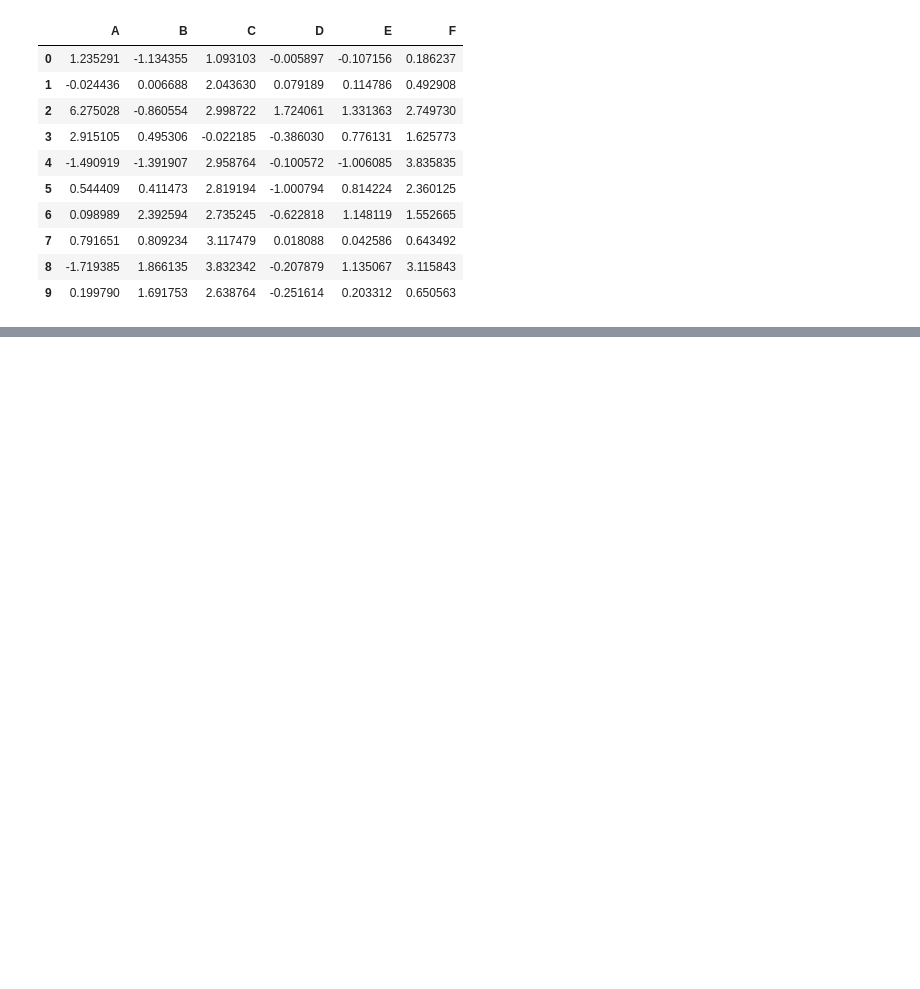
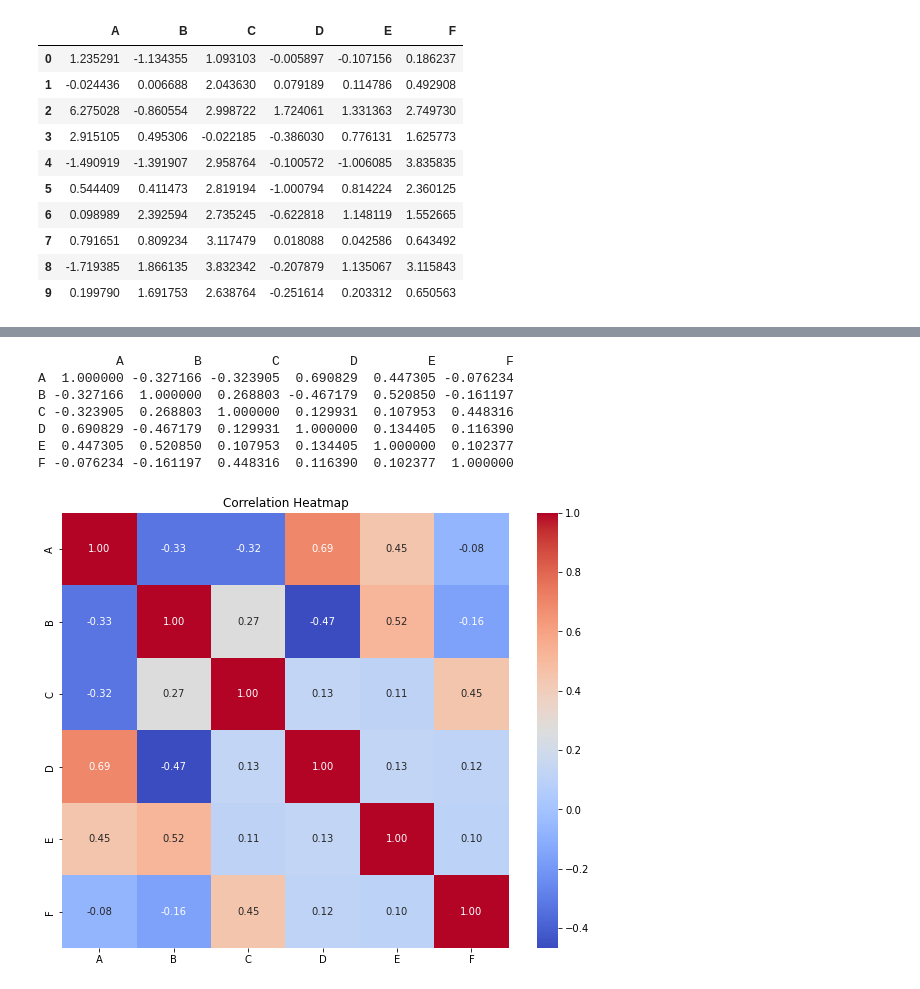
Before and after one commit to Villinger1999/BO-Mini-project, a Jupyter notebook: C-project/correlation.ipynb, the cells around one changed output, grey strips where cells are left out. Drawn from its saved outputs; the diff is of its cells as text; code cells hidden in the pictures; blank space fills up the shorter version.

```diff
--- a/C-project/correlation.ipynb
+++ b/C-project/correlation.ipynb
@@ -31,0 +75,4 @@ F -0.076234 -0.161197  0.448316  0.116390  0.102377  1.000000
+# %%
+df3 = pd.read_csv('data_1372.csv')
+df3.drop('Unnamed: 0', axis=1, inplace=True)
+df3
@@ -31,0 +91,18 @@ F -0.076234 -0.161197  0.448316  0.116390  0.102377  1.000000
+# %%
+correlation_matrix3 = df3.corr()
+
+print(correlation_matrix3)
+
+plt.figure(figsize=(10, 8))
+sns.heatmap(correlation_matrix3, annot=True, cmap='coolwarm', fmt=".2f", annot_kws={"size": 10})
+plt.title('Correlation Heatmap')
+plt.show()
+# %% [output]
+          A         B         C         D         E         F
+A  1.000000 -0.327166 -0.323905  0.690829  0.447305 -0.076234
+B -0.327166  1.000000  0.268803 -0.467179  0.520850 -0.161197
+C -0.323905  0.268803  1.000000  0.129931  0.107953  0.448316
+D  0.690829 -0.467179  0.129931  1.000000  0.134405  0.116390
+E  0.447305  0.520850  0.107953  0.134405  1.000000  0.102377
+F -0.076234 -0.161197  0.448316  0.116390  0.102377  1.000000
+[figure, added]
```
Also changed, not shown: parts of 19 cells of this notebook, 4 other files.
